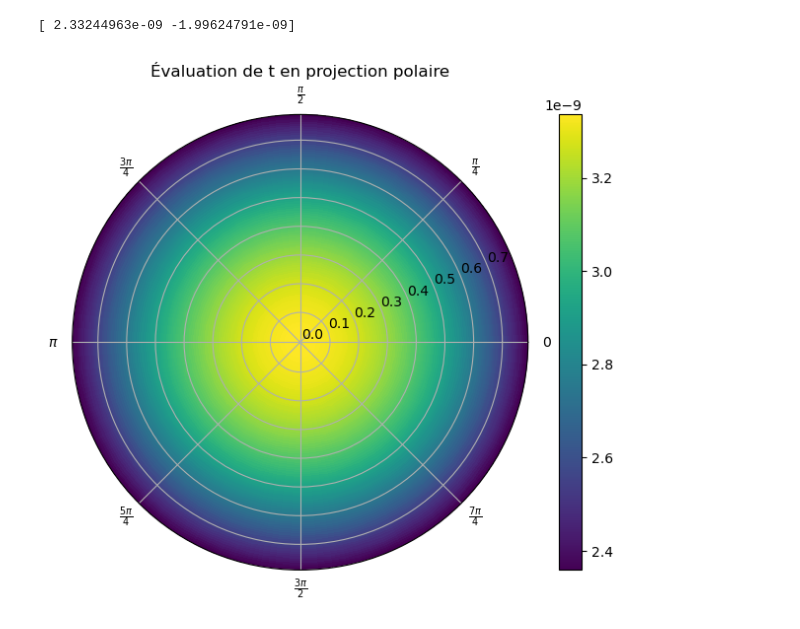
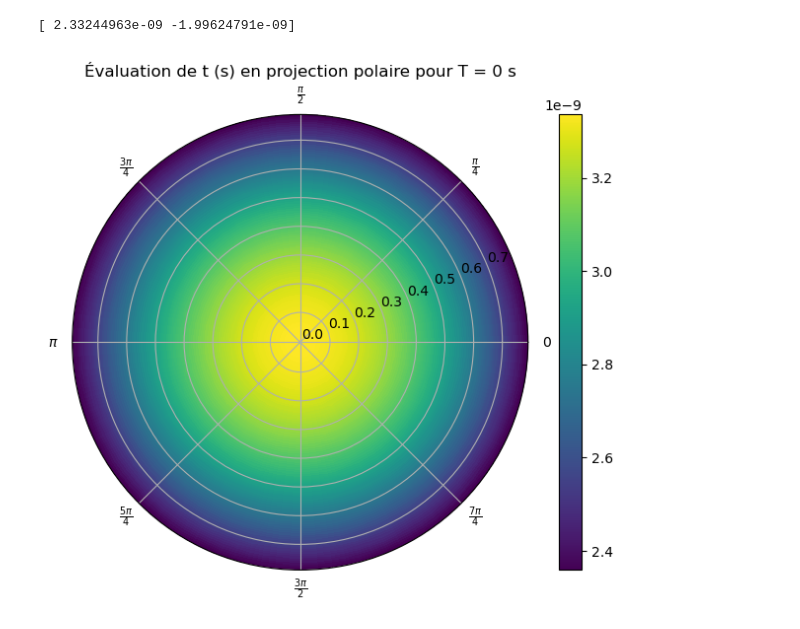
Before and after one commit to quentin-bouquet/Mod-le-Spectro-Temporel-d-mission-d-un-sursaut-gamma, a Jupyter notebook: Calcul_Polaire_t.ipynb, the cells around one changed output. Drawn from its saved outputs; the diff is of its cells as text; code cells hidden in the pictures.

```diff
--- a/Calcul_Polaire_t.ipynb
+++ b/Calcul_Polaire_t.ipynb
@@ -69,32 +69,32 @@ print(t_t([150,180],T,[598,159]))
 
 phi = np.linspace(0,2*np.pi,100)
 theta = np.linspace(0,np.pi/4,100)
 Phi, Theta = np.meshgrid(phi, theta)
 #On détermine un tableau qui est composé des coordonées de phi et théta:
 list = []
 for u in Phi:
     ans = []
     for v in u:
         ans.append(v)
     list.append(ans)
 for k in range (len(list)):
     for i in range (len(list[k])):
         list[k][i] = [list[k][i], Theta[k][i]]
 for k in range (len(list)):
     for i in range (len(list[k])):
         list[k][i] = t_t(list[k][i][1],T,list[k][i][0])
 Z = np.array(list)
 fig, ax = plt.subplots(subplot_kw={'projection': 'polar'}, figsize=(8, 6))
 c = ax.pcolormesh(Phi, Theta, Z, shading='auto')
 angles_pi = np.linspace(0, 2*np.pi, 8, endpoint=False)  # 8 segments égaux
 labels = [r'$0$', r'$\frac{\pi}{4}$', r'$\frac{\pi}{2}$', r'$\frac{3\pi}{4}$',
           r'$\pi$', r'$\frac{5\pi}{4}$', r'$\frac{3\pi}{2}$', r'$\frac{7\pi}{4}$']
 
 # Appliquer les étiquettes en radians aux angles
 ax.set_xticks(angles_pi)  # Définit les positions des étiquettes
 ax.set_xticklabels(labels)  # Définit les étiquettes
 plt.colorbar(c, ax=ax)
-plt.title("Évaluation de t en projection polaire")
+plt.title("Évaluation de t (s) en projection polaire pour T = 0 s")
 plt.show()
 # %% [output]
-[figure, old version]
+[figure, new version]
```
Also changed, not shown: 1 other file.
